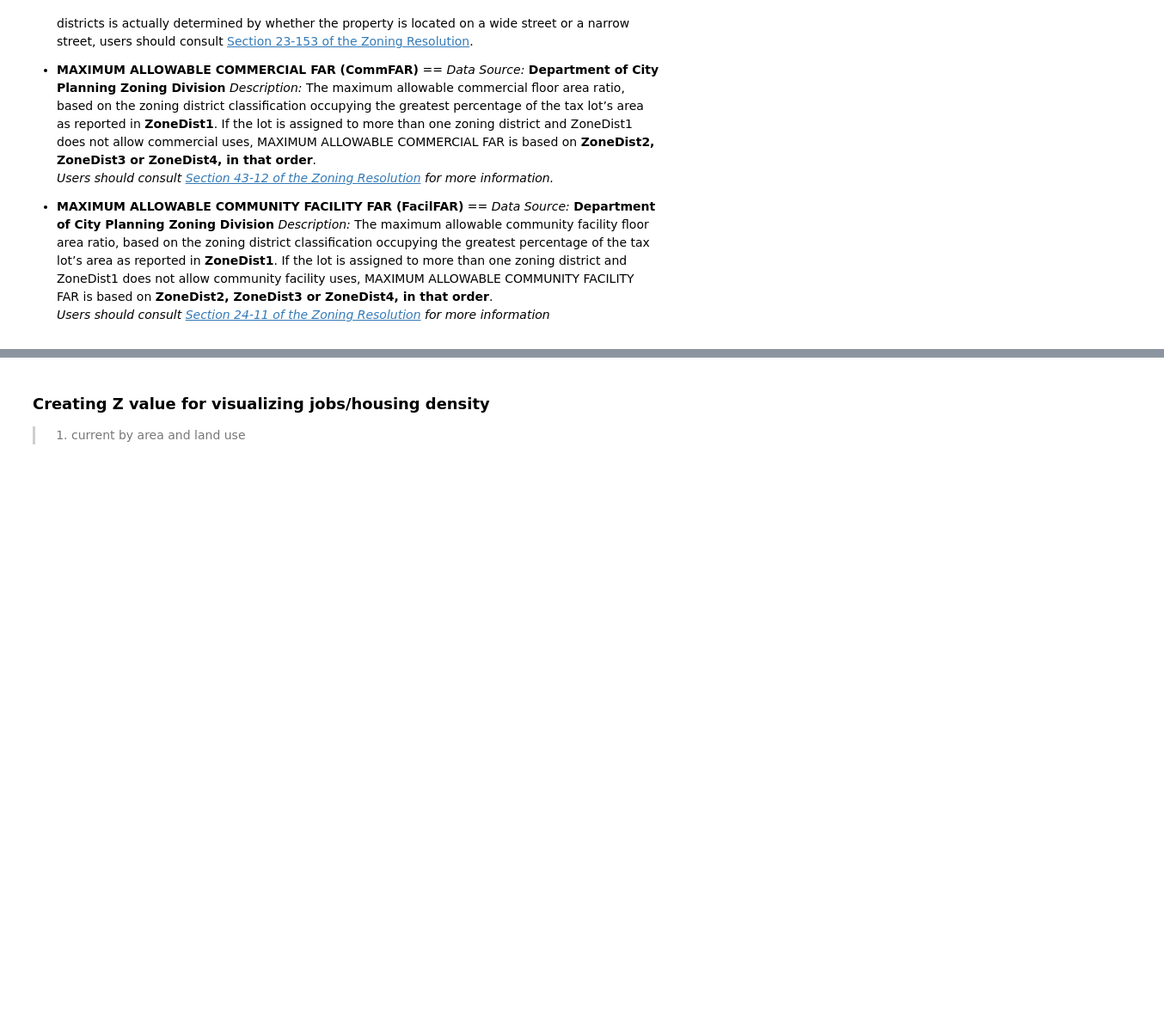
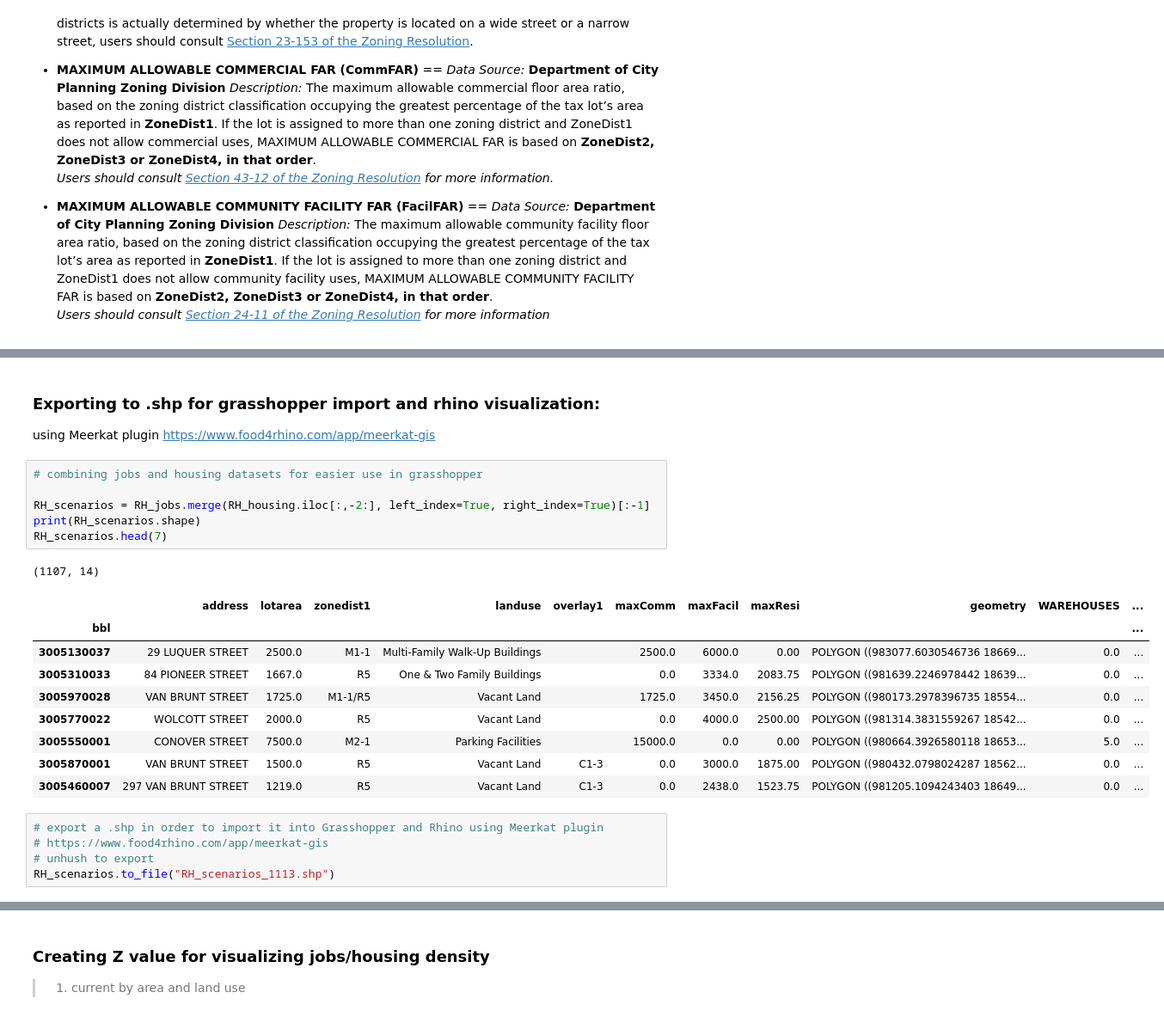
Before and after one commit to drawbrooklyn/RH_zoningAnalysis, a Jupyter notebook: Wolcott_jobs_analysis_20191025.ipynb, the cells around one changed output, grey strips where cells are left out. Shown at 86% size. Drawn from its saved outputs; the diff is of its cells as text; blank space fills up the shorter version.

```diff
--- a/Wolcott_jobs_analysis_20191025.ipynb
+++ b/Wolcott_jobs_analysis_20191025.ipynb
@@ -633,0 +783,26 @@ RH_areas_by_use[RH_areas_by_use['comarea'] != 0].head(10)
+# %% [markdown]
+### Exporting to .shp for grasshopper import and rhino visualization:
+using Meerkat plugin
+https://www.food4rhino.com/app/meerkat-gis
+# %%
+# combining jobs and housing datasets for easier use in grasshopper
+
+RH_scenarios = RH_jobs.merge(RH_housing.iloc[:,-2:], left_index=True, right_index=True)[:-1]
+print(RH_scenarios.shape)
+RH_scenarios.head(7)
+# %% [output]
+(1107, 14)
+|  | address | lotarea | zonedist1 | landuse | overlay1 | maxComm | maxFacil | maxResi | geometry | WAREHOUSES | ... |
+| bbl |  |  |  |  |  |  |  |  |  |  | ... |
+| 3005130037 | 29 LUQUER STREET | 2500.0 | M1-1 | Multi-Family Walk-Up Buildings |  | 2500.0 | 6000.0 | 0.00 | POLYGON ((983077.6030546736 18669... | 0.0 | ... |
+| 3005310033 | 84 PIONEER STREET | 1667.0 | R5 | One & Two Family Buildings |  | 0.0 | 3334.0 | 2083.75 | POLYGON ((981639.2246978442 18639... | 0.0 | ... |
+| 3005970028 | VAN BRUNT STREET | 1725.0 | M1-1/R5 | Vacant Land |  | 1725.0 | 3450.0 | 2156.25 | POLYGON ((980173.2978396735 18554... | 0.0 | ... |
+| 3005770022 | WOLCOTT STREET | 2000.0 | R5 | Vacant Land |  | 0.0 | 4000.0 | 2500.00 | POLYGON ((981314.3831559267 18542... | 0.0 | ... |
+| 3005550001 | CONOVER STREET | 7500.0 | M2-1 | Parking Facilities |  | 15000.0 | 0.0 | 0.00 | POLYGON ((980664.3926580118 18653... | 5.0 | ... |
+| 3005870001 | VAN BRUNT STREET | 1500.0 | R5 | Vacant Land | C1-3 | 0.0 | 3000.0 | 1875.00 | POLYGON ((980432.0798024287 18562... | 0.0 | ... |
+| 3005460007 | 297 VAN BRUNT STREET | 1219.0 | R5 | Vacant Land | C1-3 | 0.0 | 2438.0 | 1523.75 | POLYGON ((981205.1094243403 18649... | 0.0 | ... |
+# %%
+# export a .shp in order to import it into Grasshopper and Rhino using Meerkat plugin
+# https://www.food4rhino.com/app/meerkat-gis
+# unhush to export
+RH_scenarios.to_file("RH_scenarios_1113.shp")
```
Also changed, not shown: parts of 15 cells of this notebook.
